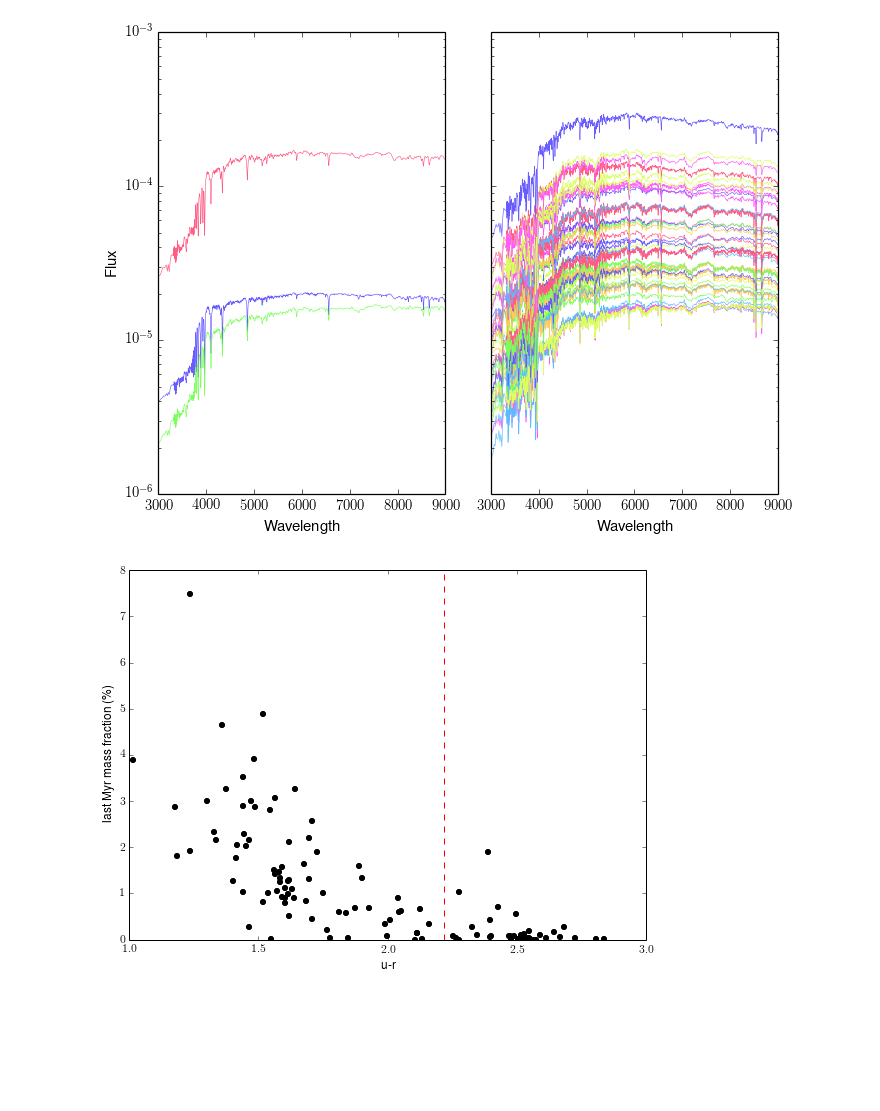
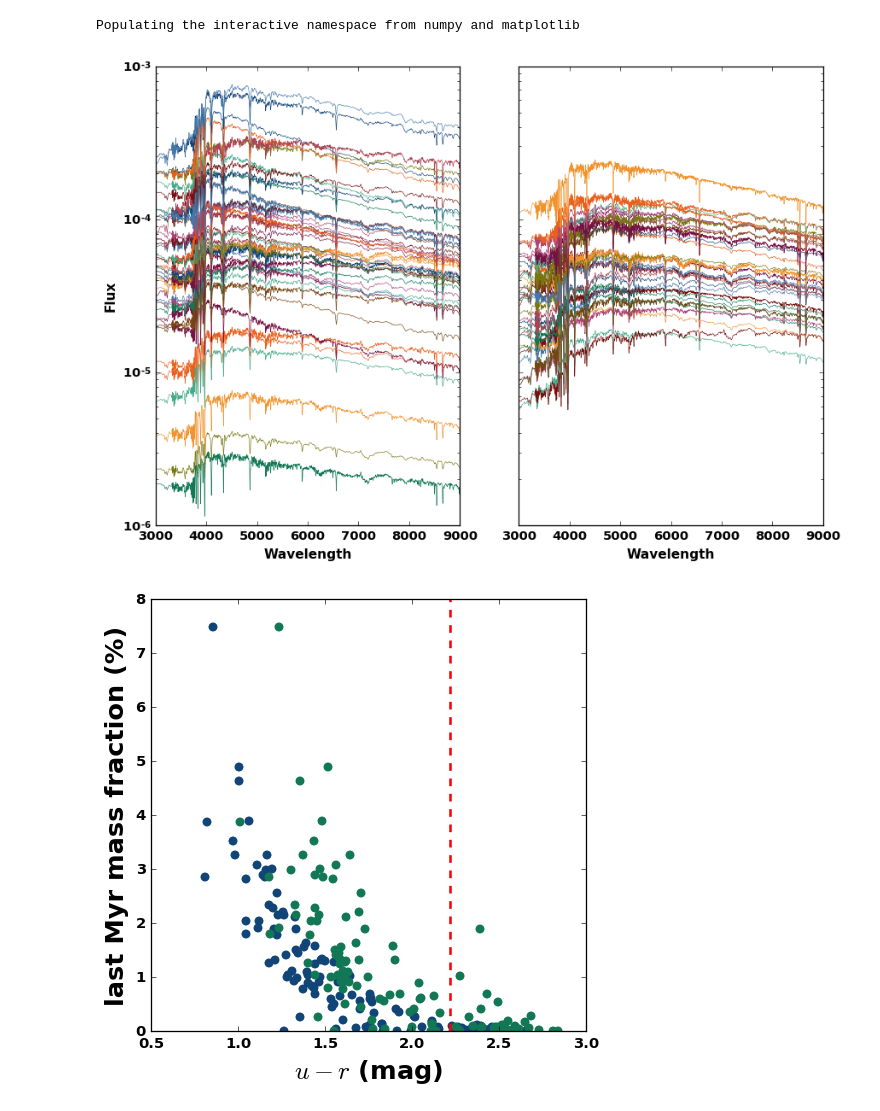
Before and after one commit to ajmejia/notebooks, a Jupyter notebook: SSAG_SEDs.ipynb, the cells around one changed output. Drawn from its saved outputs; the diff is of its cells as text; code cells hidden in the pictures; blank space fills up the shorter version.

```diff
--- a/SSAG_SEDs.ipynb
+++ b/SSAG_SEDs.ipynb
@@ -1,67 +1,81 @@
+# %%
+%pylab inline
+
+import pyfits as pyf
+import os, pres_style
+from itertools import product, combinations
+from matplotlib.mlab import griddata
+from PyTools import flux
+from scipy.optimize import leastsq
+
+def theta_ij(sed_i, sed_j):
+    norm_i = np.sqrt(np.dot(sed_i, sed_i))
+    norm_j = np.sqrt(np.dot(sed_j, sed_j))
+    return np.arccos(np.dot(sed_i, sed_j) / (norm_i * norm_j)) * 180.0 / np.pi
+# %% [output]
+Populating the interactive namespace from numpy and matplotlib
 # %%
-import pyfits as pyf
-import os
-from itertools import product, combinations
-from matplotlib.mlab import griddata
-from thesis_redux_tools import flux
+fig, axs = subplots(1, 2, figsize=(10, 7), sharex=True, sharey=True)
 
-def theta_ij(sed_i, sed_j):
-    norm_i = np.sqrt(np.dot(sed_i, sed_i))
-    norm_j = np.sqrt(np.dot(sed_j, sed_j))
-    return np.arccos(np.dot(sed_i, sed_j) / (norm_i * norm_j)) * 180.0 / np.pi
-
-rc("text", usetex=True)
-
-fig, axs = subplots(1, 2, sharex=True, sharey=True)
+xlim(3000, 9000)
+ylim(1e-6, 1e-3)
 
 sfh_list = sorted([os.path.join(root, file) for root, subs, files in os.walk("../inputs/SFHs_set3/") for file in files if file.endswith("fits.gz")])
 
-fluxes, ages, mass1gyr, mass1myr = [], [], [], []
-ur, b4000 = [], []
+fluxes, ages, mass1gyr, mass1myr, b4000 = [], [], [], [], []
+ur, ur0, z0, t0 = [], [], [], []
 for fits in sfh_list:
     f = pyf.open(fits)
 
     t = f[2].data["Age"]
     sfr = f[2].data["SFR"]
     mass1myr.append((0.5*(sfr[1:]+sfr[:-1])*(t[1:]-t[:-1]))[t[1:]>=t.max() - 1e6].sum()/f[0].header["MASS"])
     mass1gyr.append(f[0].header["MASS1GYR"]/f[0].header["MASS"])
+    z0.append(f[0].header["Z"])
+    t0.append(f[0].header["PRFWLA"])
     ur.append(f[0].header["UMAG"]-f[0].header["RMAG"])
+    ur0.append(f[0].header["PUMAG"]-f[0].header["PRMAG"])
 
-    if not f[0].header["UMAG"]-f[0].header["RMAG"] >= 2.22: continue
+    if not f[0].header["UMAG"]-f[0].header["RMAG"] < 2.22: continue
 
     wlength = f[1].data["Wavelength"]
     flux = f[1].data["Flux"]
 
     fluxes.append(flux)
     ages.append(f[0].header["RFWLA"])
     b4000.append(f[0].header["B4VN"])
 
     if f[0].header["RFWLA"]< 9.0: axs[0].semilogy(wlength, flux, "-", lw=0.5)
     if f[0].header["RFWLA"]>=9.0: axs[1].semilogy(wlength, flux, "-", lw=0.5)
-    xlim(3000, 9000)
-    ylim(1e-6, 1e-3)
 
 axs[0].set_xlabel("Wavelength", size=12)
 axs[1].set_xlabel("Wavelength", size=12)
 axs[0].set_ylabel("Flux", size=12)
 tight_layout()
-savefig("PGs.pdf", bbox_inches="tight")
+savefig("SFGs.pdf", bbox_inches="tight")
 
 fluxes = np.array(fluxes).T
 ages = np.array(ages)
 mass1myr = array(mass1myr)
 mass1gyr = array(mass1gyr)
+t0 = array(t0)
+z0 = log10(array(z0))
 ur = array(ur)
+ur0 = array(ur0)
 b4000 = array(b4000)
 # %% [output]
-[figure, old version]
+[figure, new version]
 # %%
-plot(ur, mass1myr*100., "ok")
+fig, ax = subplots(1, 1)
+
+plot(ur0, mass1myr*100., "o")
+plot(ur, mass1myr*100., "o")
 axvline(2.22, ls="--", color="r")
 
-xlabel("u-r", size=12)
-ylabel("last Myr mass fraction (\%)", size=12)
+xlabel(r"$u-r$ (mag)")
+ylabel(r"last Myr mass fraction (%)")
+
 tight_layout()
 savefig("color_vs_sfr.pdf", bbox_inches="tight")
 # %% [output]
-[figure, old version]
+[figure, new version]
```
Also changed, not shown: parts of 2 cells of this notebook.
